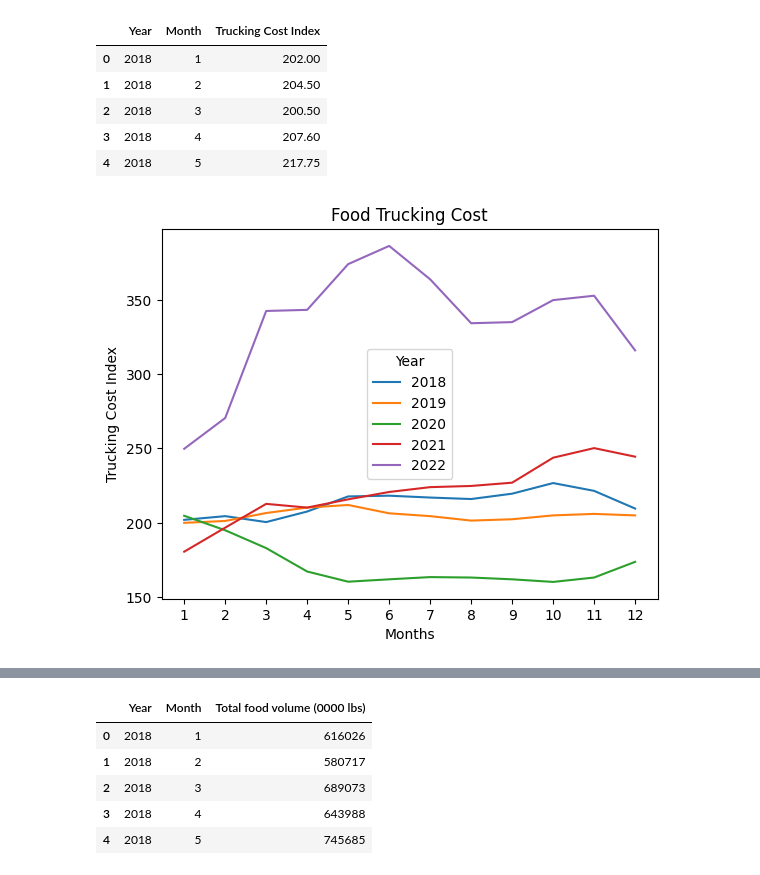
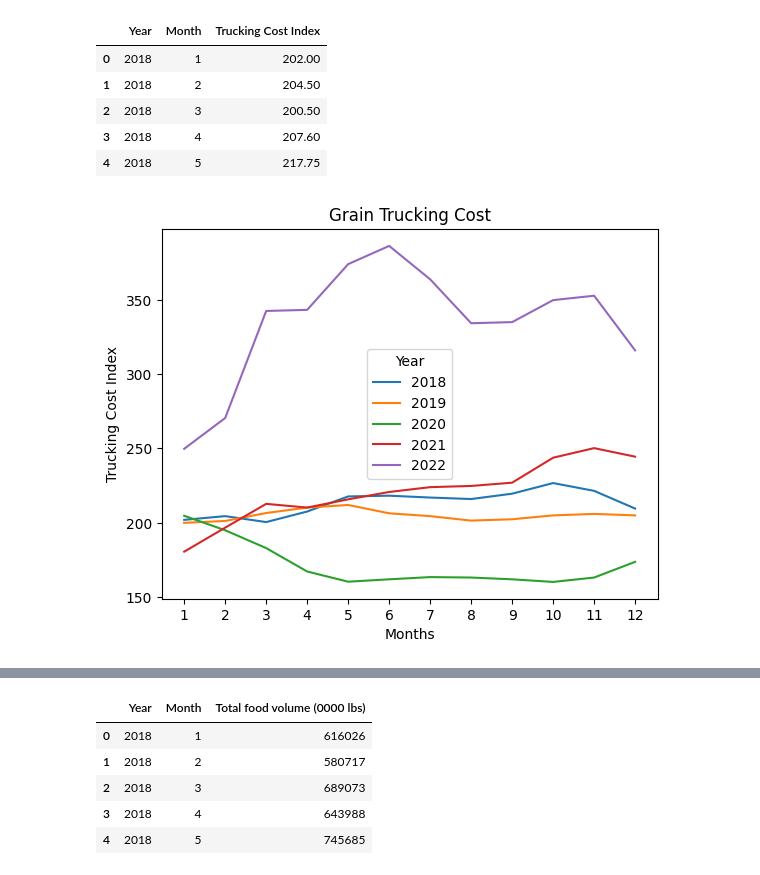
Before and after one commit to ajoyg/covid19_food_prod_impact, a Jupyter notebook: food_production_analysis/Food_transport_viz.ipynb, the cells around one changed output, grey strips where cells are left out. Saved outputs shown, nothing was run; the diff lists cells and outputs as text; code cells hidden in the pictures.

```diff
--- a/food_production_analysis/Food_transport_viz.ipynb
+++ b/food_production_analysis/Food_transport_viz.ipynb
@@ -16,11 +17,11 @@ grain_trucking_cost_df.head()
 # %%
 #Plot the grain trucking cost index
 grain_trucking_cost_graph = grain_trucking_cost_df.pivot(index='Month', columns='Year', values='Trucking Cost Index')
 grain_trucking_cost_graph.plot()
 plt.xlabel("Months")
 plt.ylabel("Trucking Cost Index")
 plt.xticks(np.arange(1, 13, 1.0))
-plt.title("Food Trucking Cost")
+plt.title("Grain Trucking Cost")
 plt.savefig("output/trucking_cost_index.png")
 # %% [output]
-[figure, old version]
+[figure, new version]
```
Also changed, not shown: parts of 4 cells of this notebook, 3 other files.
